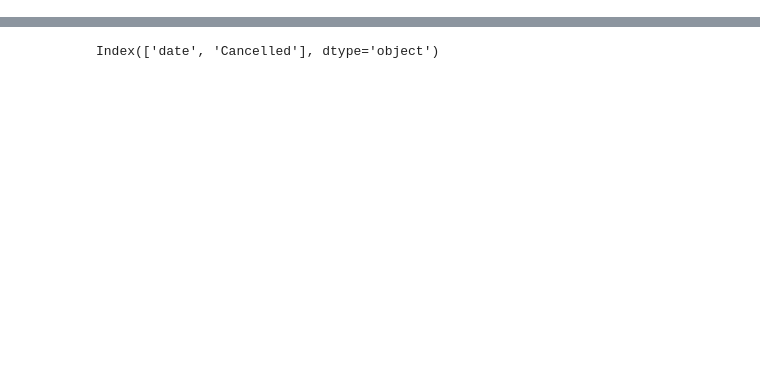
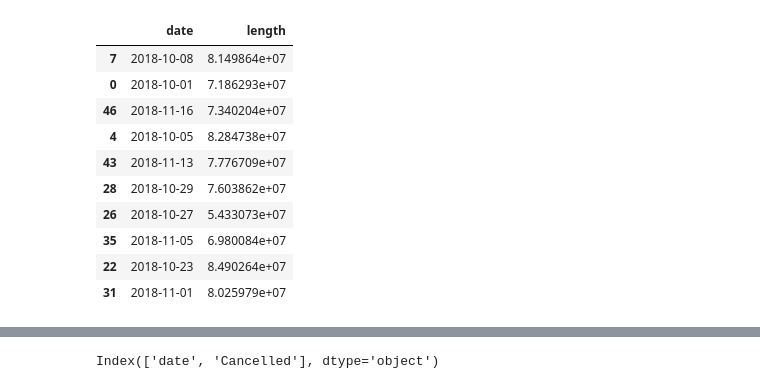
Before and after one commit to aaron3636/kaggle_churn_challenge, a Jupyter notebook: src/sandbox/Carl/a_new_beginning.ipynb, the cells around one changed output, grey strips where cells are left out. Saved outputs shown, nothing was run; the diff lists cells and outputs as text; code cells hidden in the pictures; blank space fills up the shorter version.

```diff
--- a/src/sandbox/Carl/a_new_beginning.ipynb
+++ b/src/sandbox/Carl/a_new_beginning.ipynb
@@ -22,3 +53,17 @@ df["day_of_week"] = df["time"].dt.day_of_week + 1
+# %%
+df_total_time_df.sample(10)
+# %% [output]
+|  | date | length |
+| 7 | 2018-10-08 | 8.149864e+07 |
+| 0 | 2018-10-01 | 7.186293e+07 |
+| 46 | 2018-11-16 | 7.340204e+07 |
+| 4 | 2018-10-05 | 8.284738e+07 |
+| 43 | 2018-11-13 | 7.776709e+07 |
+| 28 | 2018-10-29 | 7.603862e+07 |
+| 26 | 2018-10-27 | 5.433073e+07 |
+| 35 | 2018-11-05 | 6.980084e+07 |
+| 22 | 2018-10-23 | 8.490264e+07 |
+| 31 | 2018-11-01 | 8.025979e+07 |
 # %%
 df["Cancelled"] = df["page"] == "Cancellation Confirmation"
 df["Cancelled"] = df["Cancelled"].astype(int)
```
Also changed, not shown: parts of 8 cells of this notebook, 16 other files.
